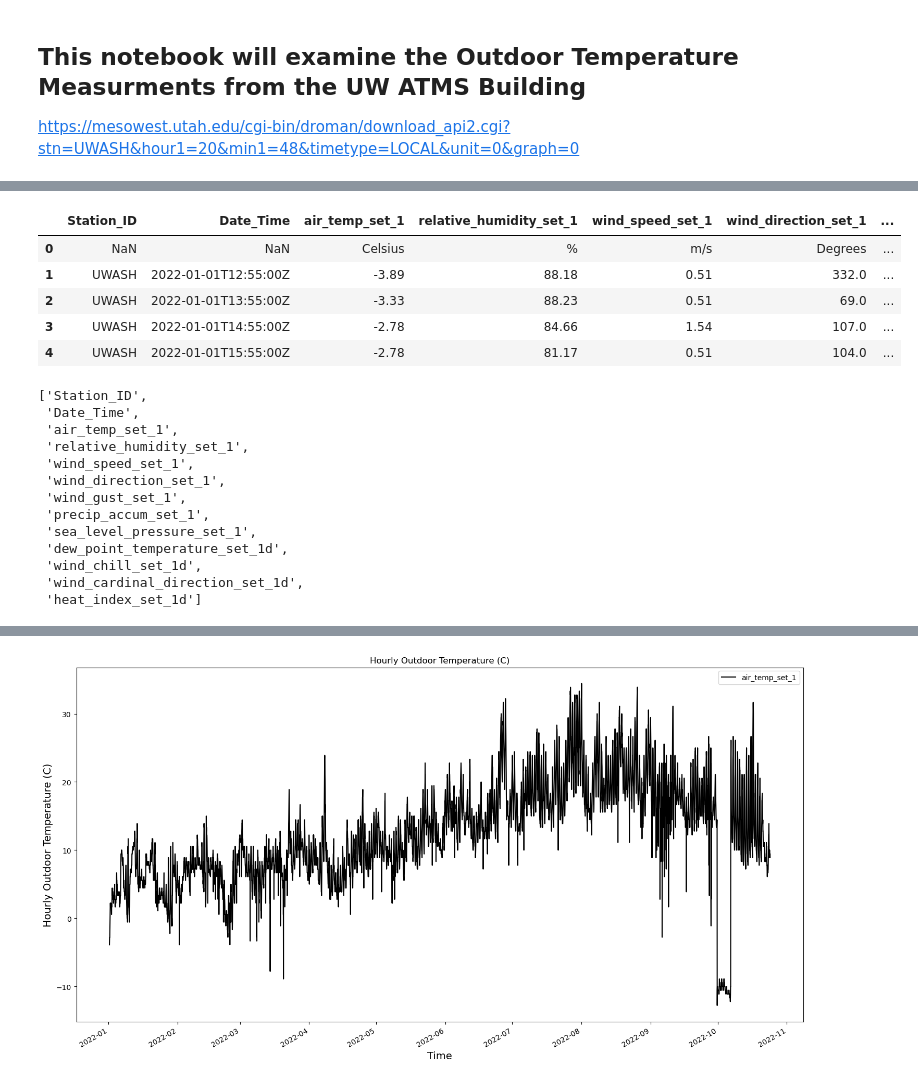
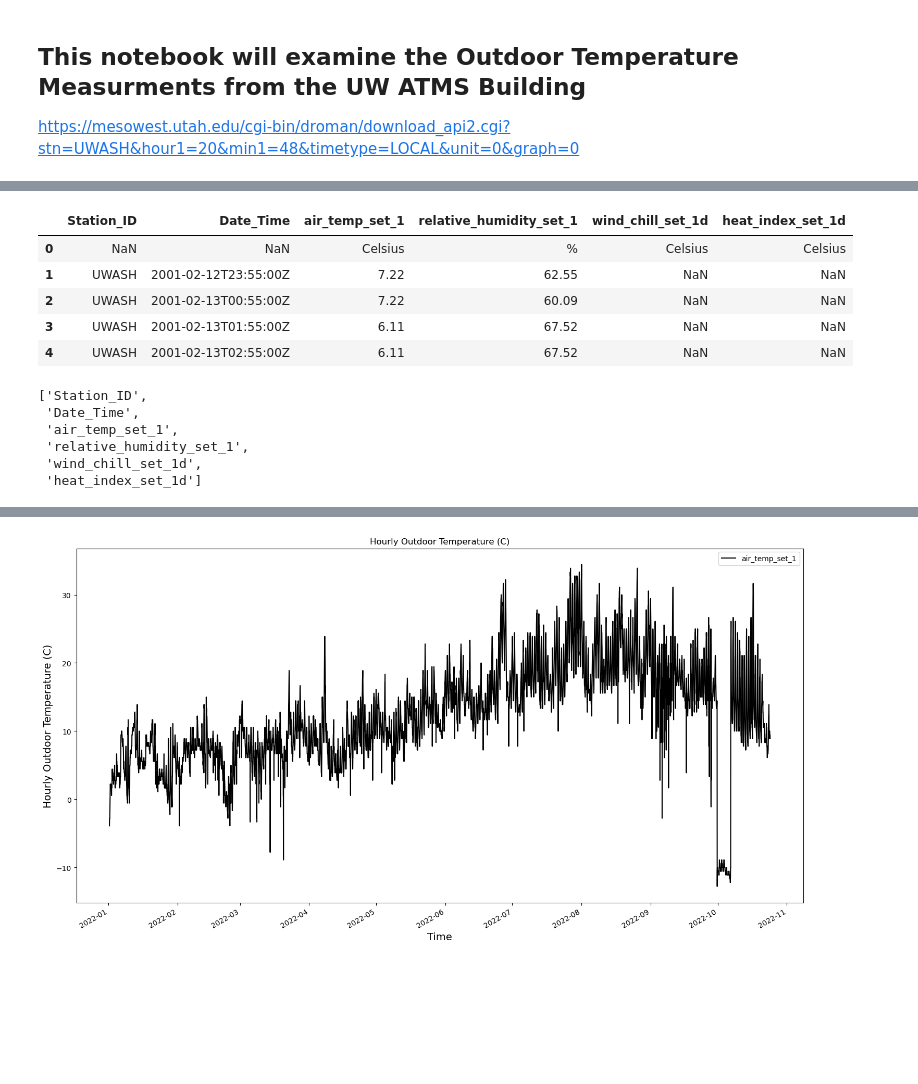
Before and after one commit to aworthyperson/CS4EVEN, a Jupyter notebook: UWASH Outdoor Data/Outdoor ATMSDATA.ipynb, the cells around one changed output, grey strips where cells are left out. Cells and saved outputs as stored; diff of their text form; code cells hidden in the pictures; blank space fills up the shorter version.

```diff
--- a/UWASH Outdoor Data/Outdoor ATMSDATA.ipynb
+++ b/UWASH Outdoor Data/Outdoor ATMSDATA.ipynb
@@ -31,13 +29,13 @@ ModuleNotFoundError: No module named 'contextily'
 # %%
-UWASH= pd.read_csv("UWASH.2022-10-24.csv", sep=',', header=[10])
+UWASH= pd.read_csv("UWASH.2022-02-12.csv", sep=',', header=[10])
 UWASH.head()
 # %% [output]
-|  | Station_ID | Date_Time | air_temp_set_1 | relative_humidity_set_1 | wind_speed_set_1 | wind_direction_set_1 | ... |
-| 0 | NaN | NaN | Celsius | % | m/s | Degrees | ... |
-| 1 | UWASH | 2022-01-01T12:55:00Z | -3.89 | 88.18 | 0.51 | 332.0 | ... |
-| 2 | UWASH | 2022-01-01T13:55:00Z | -3.33 | 88.23 | 0.51 | 69.0 | ... |
-| 3 | UWASH | 2022-01-01T14:55:00Z | -2.78 | 84.66 | 1.54 | 107.0 | ... |
-| 4 | UWASH | 2022-01-01T15:55:00Z | -2.78 | 81.17 | 0.51 | 104.0 | ... |
+|  | Station_ID | Date_Time | air_temp_set_1 | relative_humidity_set_1 | wind_chill_set_1d | heat_index_set_1d |
+| 0 | NaN | NaN | Celsius | % | Celsius | Celsius |
+| 1 | UWASH | 2001-02-12T23:55:00Z | 7.22 | 62.55 | NaN | NaN |
+| 2 | UWASH | 2001-02-13T00:55:00Z | 7.22 | 60.09 | NaN | NaN |
+| 3 | UWASH | 2001-02-13T01:55:00Z | 6.11 | 67.52 | NaN | NaN |
+| 4 | UWASH | 2001-02-13T02:55:00Z | 6.11 | 67.52 | NaN | NaN |
 # %%
 list(UWASH.columns)
 # %% [output]
@@ -45,14 +43,7 @@ list(UWASH.columns)
  'Date_Time',
  'air_temp_set_1',
  'relative_humidity_set_1',
- 'wind_speed_set_1',
- 'wind_direction_set_1',
- 'wind_gust_set_1',
- 'precip_accum_set_1',
- 'sea_level_pressure_set_1',
- 'dew_point_temperature_set_1d',
  'wind_chill_set_1d',
- 'wind_cardinal_direction_set_1d',
  'heat_index_set_1d']
 # %%
 UWASH= UWASH.drop(0,axis=0)
```
Also changed, not shown: parts of 5 cells of this notebook, 3 other files.
